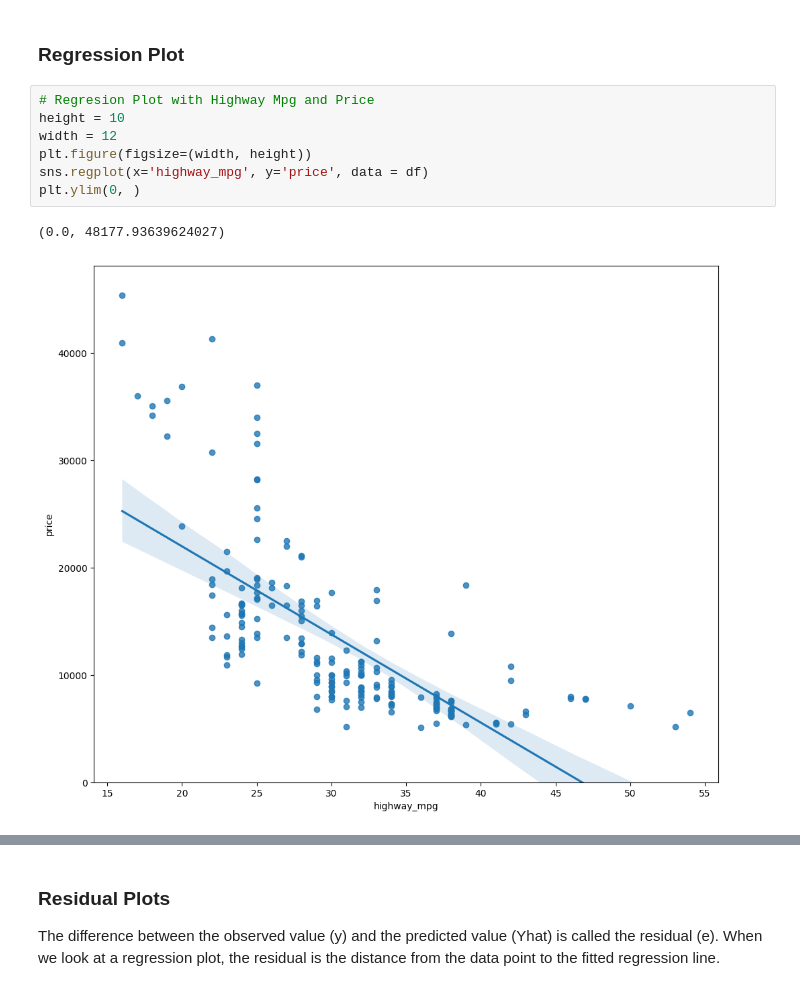
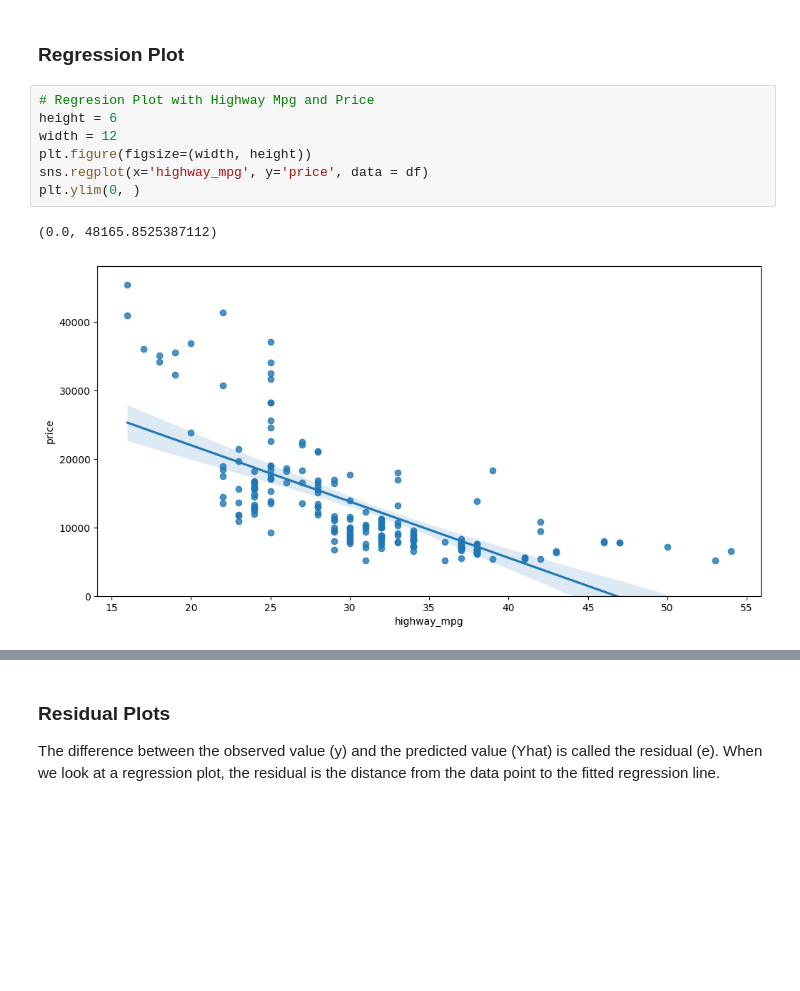
Before and after one commit to vadivelmurugesan/data-science, a Jupyter notebook: example_data_sets/02_used_cars_data_set.ipynb, the cells around one changed output, grey strips where cells are left out. Cells and saved outputs as stored; diff of their text form; blank space fills up the shorter version.

```diff
--- a/example_data_sets/02_used_cars_data_set.ipynb
+++ b/example_data_sets/02_used_cars_data_set.ipynb
@@ -627,14 +627,14 @@ import seaborn as sns
 ### Regression Plot
 # %%
 # Regresion Plot with Highway Mpg and Price
-height = 10
+height = 6
 width = 12
 plt.figure(figsize=(width, height))
 sns.regplot(x='highway_mpg', y='price', data = df)
 plt.ylim(0, )
 # %% [output]
-(0.0, 48177.93639624027)
+(0.0, 48165.8525387112)
-[figure, old version]
+[figure, new version]
 # %%
 # Regresion Plot with Highway Mpg and Price
 
```
Also changed, not shown: parts of 15 cells of this notebook.
